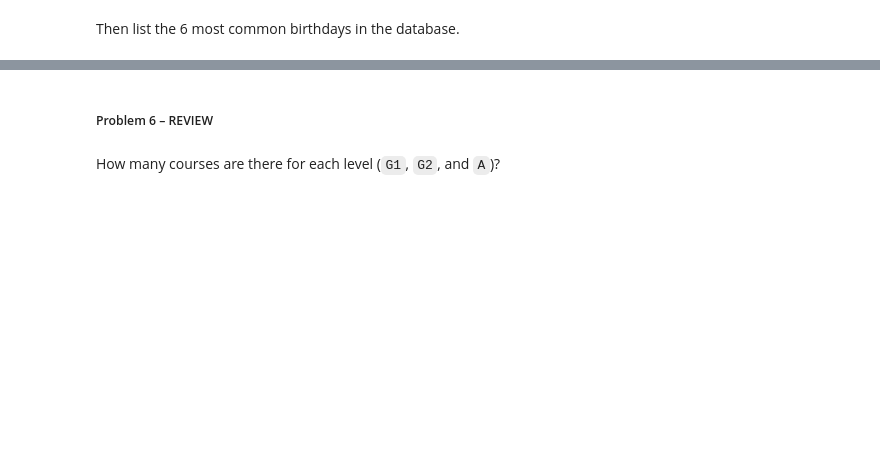
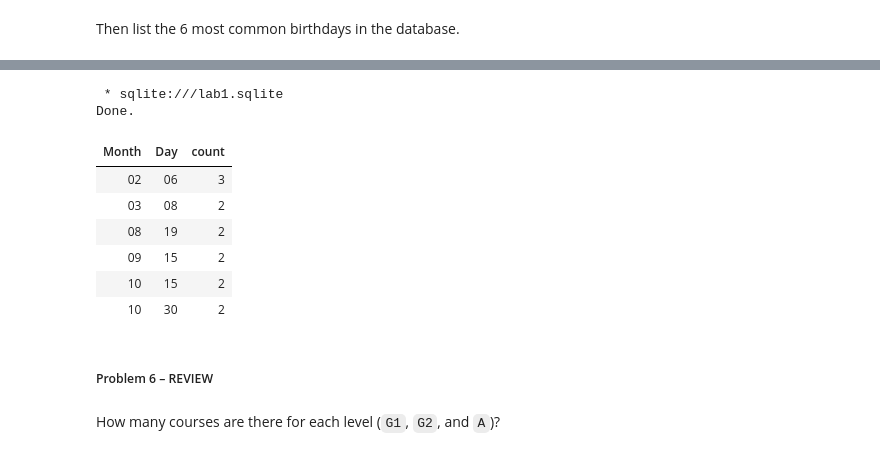
Before and after one commit to PelleHansson/databas, a Jupyter notebook: lab1/lab1.ipynb, the cells around one changed output, grey strips where cells are left out. Drawn from its saved outputs; the diff is of its cells as text; code cells hidden in the pictures; blank space fills up the shorter version.

```diff
--- a/lab1/lab1.ipynb
+++ b/lab1/lab1.ipynb
@@ -488,5 +521,20 @@ Then list the 6 most common birthdays in the database.
 # %%
 %%sql
+SELECT substr(ssn , 5, 2) as Month, substr(ssn , 7, 2) as Day, Count(*) as count
+FROM    Students
+GROUP by substr(ssn , 5,4)
+ORDER BY count DESC, Month, Day
+LIMIt 6
+# %% [output]
+ * sqlite:///lab1.sqlite
+Done.
+| Month | Day | count |
+| 02 | 06 | 3 |
+| 03 | 08 | 2 |
+| 08 | 19 | 2 |
+| 09 | 15 | 2 |
+| 10 | 15 | 2 |
+| 10 | 30 | 2 |
 # %% [markdown]
 ##### Problem 6 &#x2013; REVIEW
 # %% [markdown]
```
Also changed, not shown: parts of 10 cells of this notebook.
